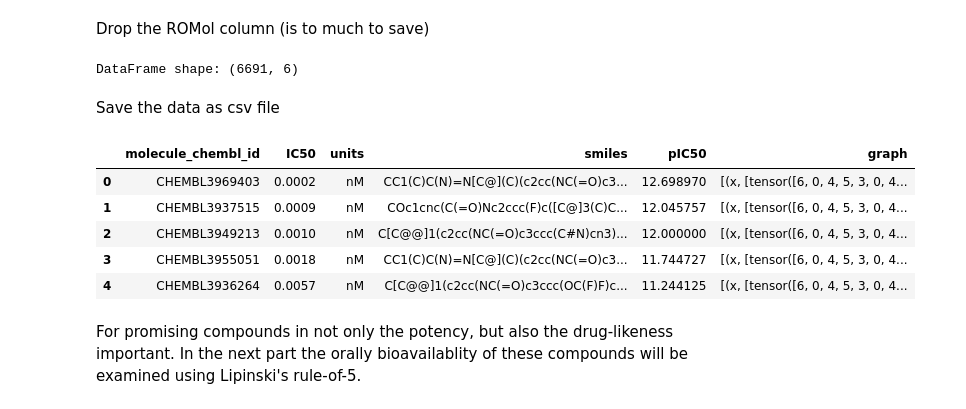
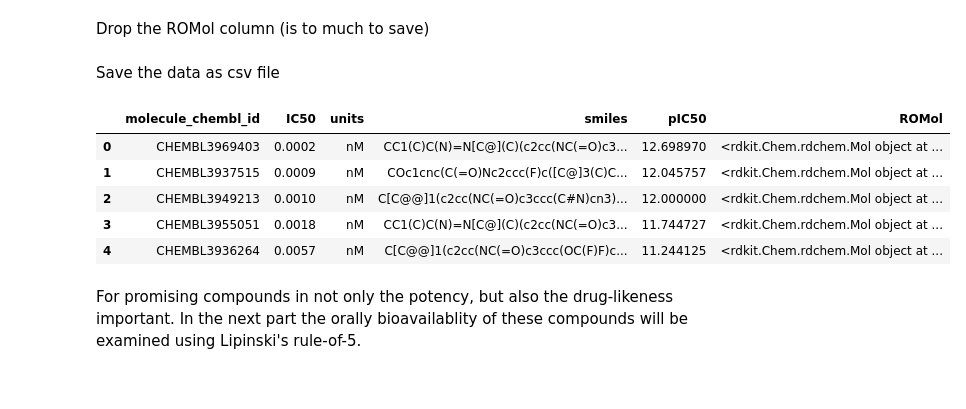
Before and after one commit to j-degroot/ACMDD, a Jupyter notebook: P1_ChEMBL.ipynb, the cells around one changed output. Drawn from its saved outputs; the diff is of its cells as text; code cells hidden in the pictures.

```diff
--- a/P1_ChEMBL.ipynb
+++ b/P1_ChEMBL.ipynb
@@ -417,6 +421,3 @@ from torch_geometric.utils.smiles import from_smiles
-# %%
-from torch_geometric.utils import from_smiles
-output_df['graph'] = output_df.apply(lambda x: from_smiles(x.smiles), axis=1)
 # %% [markdown]
 ## Draw compound data
 # %% [markdown]
@@ -450,21 +451,16 @@ output_df.head(3)
 # %% [markdown]
 Drop the ROMol column (is to much to save)
-# %%
-output_df = output_df.drop("ROMol", axis=1)
-print(f"DataFrame shape: {output_df.shape}")
-# %% [output]
-DataFrame shape: (6691, 6)
 # %% [markdown]
 Save the data as csv file
 # %%
-output_df.to_pickle(DATA/"BACE_compounds.pkl")
+output_df.to_csv(DATA/"BACE_compounds.csv")
 output_df.head()
 # %% [output]
-|  | molecule_chembl_id | IC50 | units | smiles | pIC50 | graph |
-| 0 | CHEMBL3969403 | 0.0002 | nM | CC1(C)C(N)=N[C@](C)(c2cc(NC(=O)c3... | 12.698970 | [(x, [tensor([6, 0, 4, 5, 3, 0, 4... |
-| 1 | CHEMBL3937515 | 0.0009 | nM | COc1cnc(C(=O)Nc2ccc(F)c([C@]3(C)C... | 12.045757 | [(x, [tensor([6, 0, 4, 5, 3, 0, 4... |
-| 2 | CHEMBL3949213 | 0.0010 | nM | C[C@@]1(c2cc(NC(=O)c3ccc(C#N)cn3)... | 12.000000 | [(x, [tensor([6, 0, 4, 5, 3, 0, 4... |
-| 3 | CHEMBL3955051 | 0.0018 | nM | CC1(C)C(N)=N[C@](C)(c2cc(NC(=O)c3... | 11.744727 | [(x, [tensor([6, 0, 4, 5, 3, 0, 4... |
-| 4 | CHEMBL3936264 | 0.0057 | nM | C[C@@]1(c2cc(NC(=O)c3ccc(OC(F)F)c... | 11.244125 | [(x, [tensor([6, 0, 4, 5, 3, 0, 4... |
+|  | molecule_chembl_id | IC50 | units | smiles | pIC50 | ROMol |
+| 0 | CHEMBL3969403 | 0.0002 | nM | CC1(C)C(N)=N[C@](C)(c2cc(NC(=O)c3... | 12.698970 | <rdkit.Chem.rdchem.Mol object at ... |
+| 1 | CHEMBL3937515 | 0.0009 | nM | COc1cnc(C(=O)Nc2ccc(F)c([C@]3(C)C... | 12.045757 | <rdkit.Chem.rdchem.Mol object at ... |
+| 2 | CHEMBL3949213 | 0.0010 | nM | C[C@@]1(c2cc(NC(=O)c3ccc(C#N)cn3)... | 12.000000 | <rdkit.Chem.rdchem.Mol object at ... |
+| 3 | CHEMBL3955051 | 0.0018 | nM | CC1(C)C(N)=N[C@](C)(c2cc(NC(=O)c3... | 11.744727 | <rdkit.Chem.rdchem.Mol object at ... |
+| 4 | CHEMBL3936264 | 0.0057 | nM | C[C@@]1(c2cc(NC(=O)c3ccc(OC(F)F)c... | 11.244125 | <rdkit.Chem.rdchem.Mol object at ... |
 # %% [markdown]
 For promising compounds in not only the potency, but also the drug-likeness important. In the next part the orally bioavailablity of these compounds will be examined using Lipinski's rule-of-5.
```
Also changed, not shown: parts of 20 cells of this notebook, 2 other files.
